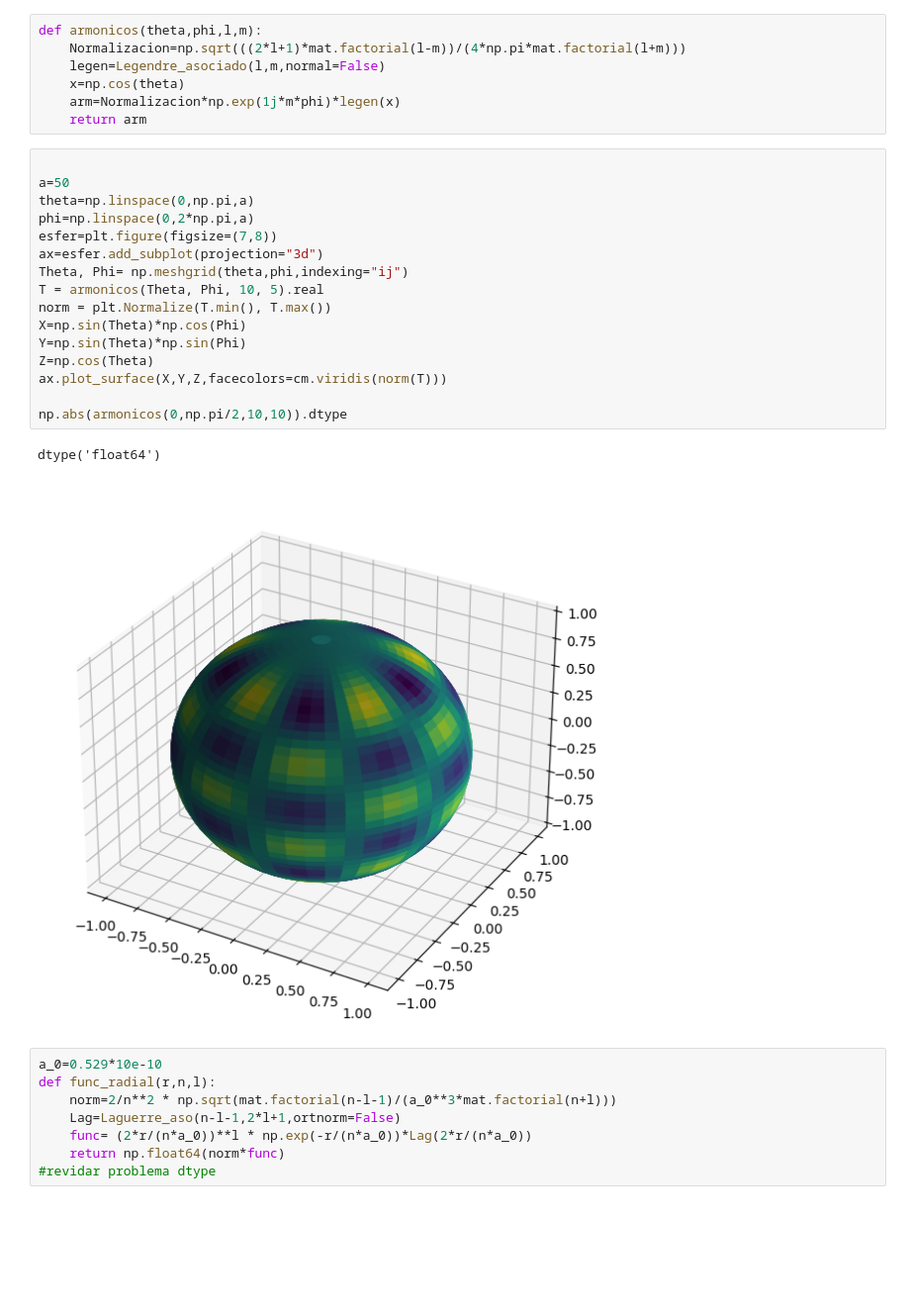
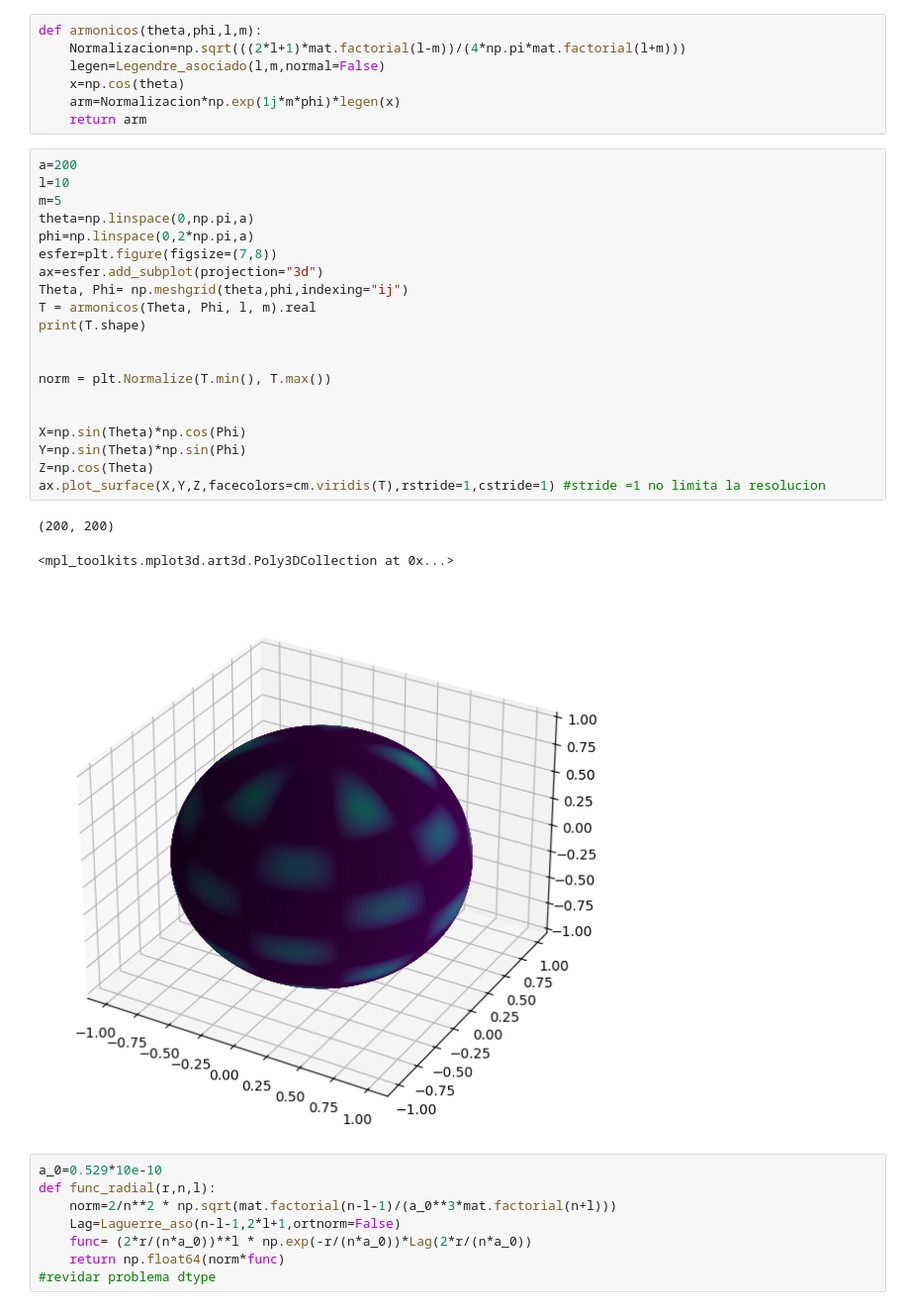
Before and after one commit to DanielBarrreto/Hydrogen-atom, a Jupyter notebook: H_A.ipynb, the cells around one changed output. Shown at 99% size. Drawn from its saved outputs; the diff is of its cells as text; blank space fills up the shorter version.

Commit message:
no_norm

```diff
--- a/H_A.ipynb
+++ b/H_A.ipynb
@@ -88,24 +89,29 @@ def armonicos(theta,phi,l,m):
     arm=Normalizacion*np.exp(1j*m*phi)*legen(x)
     return arm
 # %%
-
-a=50
+a=200
+l=10
+m=5
 theta=np.linspace(0,np.pi,a)
 phi=np.linspace(0,2*np.pi,a)
 esfer=plt.figure(figsize=(7,8))
 ax=esfer.add_subplot(projection="3d")
 Theta, Phi= np.meshgrid(theta,phi,indexing="ij")
-T = armonicos(Theta, Phi, 10, 5).real
+T = armonicos(Theta, Phi, l, m).real
+print(T.shape)
+
+
 norm = plt.Normalize(T.min(), T.max())
+
+
 X=np.sin(Theta)*np.cos(Phi)
 Y=np.sin(Theta)*np.sin(Phi)
 Z=np.cos(Theta)
-ax.plot_surface(X,Y,Z,facecolors=cm.viridis(norm(T)))
-
-np.abs(armonicos(0,np.pi/2,10,10)).dtype
+ax.plot_surface(X,Y,Z,facecolors=cm.viridis(T),rstride=1,cstride=1) #stride =1 no limita la resolucion
 # %% [output]
-dtype('float64')
+(200, 200)
+<mpl_toolkits.mplot3d.art3d.Poly3DCollection at 0x...>
-[figure, old version]
+[figure, new version]
 # %%
 a_0=0.529*10e-10
 def func_radial(r,n,l):
```
Also changed, not shown: parts of 2 cells of this notebook.
